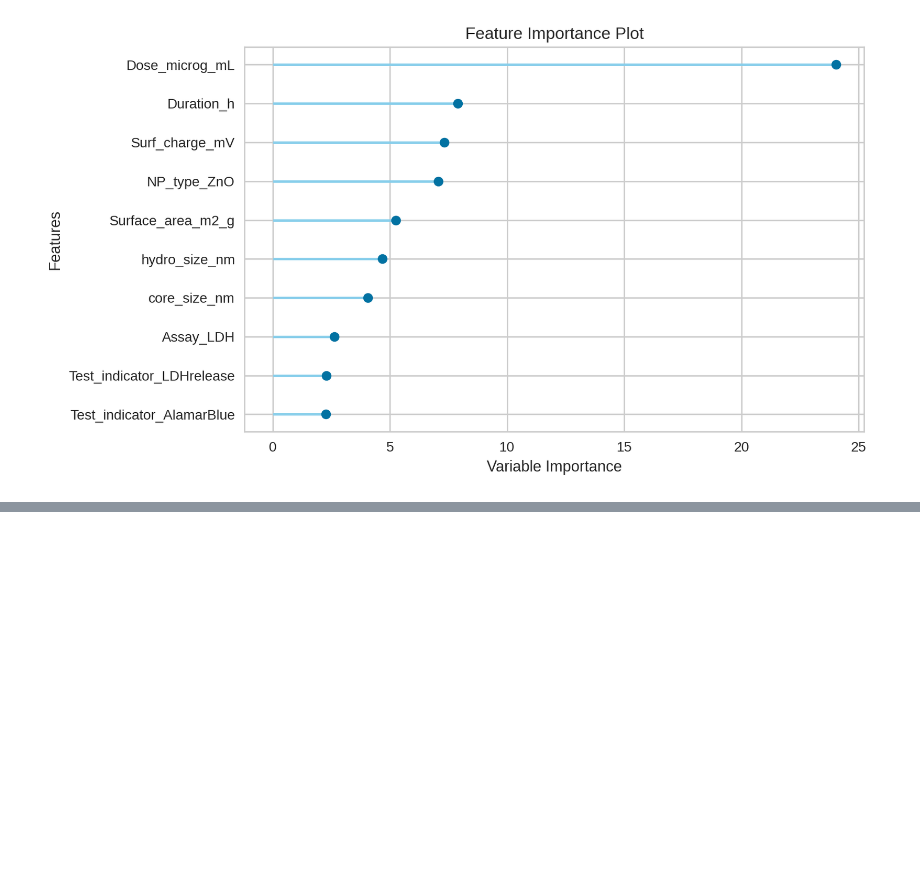
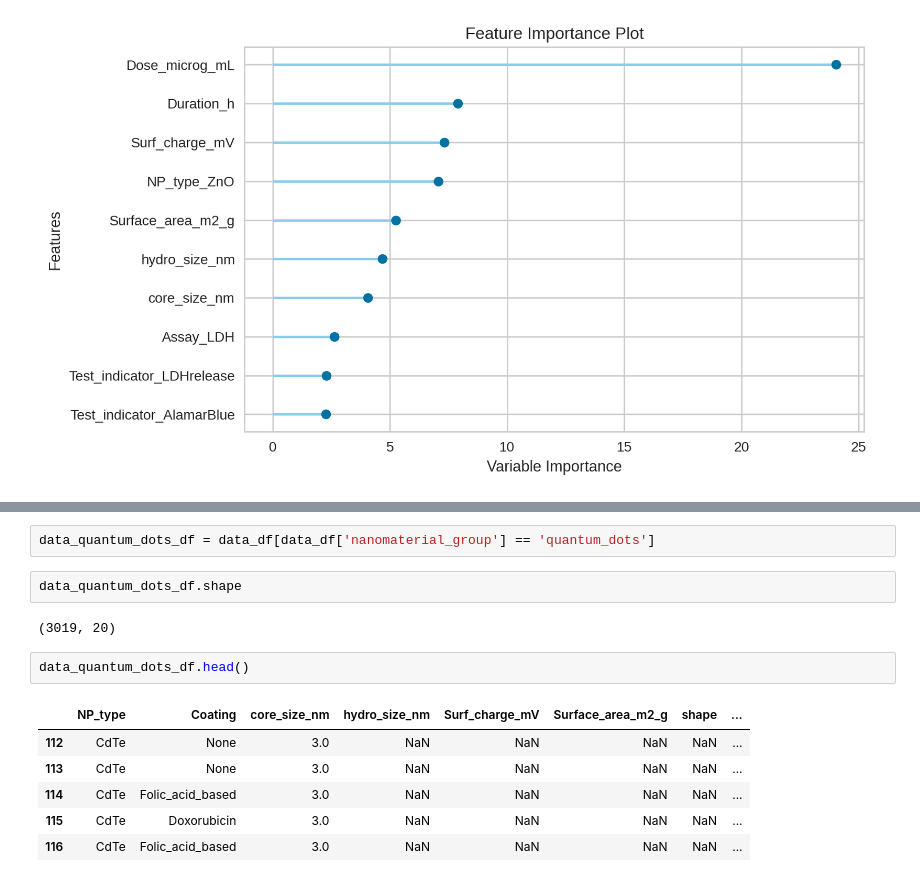
Before and after one commit to ammar257ammar/Nanosafety-ML-pycaret, a Jupyter notebook: analysis.ipynb, the cells around one changed output, grey strips where cells are left out. Saved outputs shown, nothing was run; the diff lists cells and outputs as text; blank space fills up the shorter version.

```diff
--- a/analysis.ipynb
+++ b/analysis.ipynb
@@ -1227,0 +1263,15 @@ plot_model(best_nanotube_mdl, plot = 'feature')
+# %%
+data_quantum_dots_df = data_df[data_df['nanomaterial_group'] == 'quantum_dots']
+# %%
+data_quantum_dots_df.shape
+# %% [output]
+(3019, 20)
+# %%
+data_quantum_dots_df.head()
+# %% [output]
+|  | NP_type | Coating | core_size_nm | hydro_size_nm | Surf_charge_mV | Surface_area_m2_g | shape | ... |
+| 112 | CdTe | None | 3.0 | NaN | NaN | NaN | NaN | ... |
+| 113 | CdTe | None | 3.0 | NaN | NaN | NaN | NaN | ... |
+| 114 | CdTe | Folic_acid_based | 3.0 | NaN | NaN | NaN | NaN | ... |
+| 115 | CdTe | Doxorubicin | 3.0 | NaN | NaN | NaN | NaN | ... |
+| 116 | CdTe | Folic_acid_based | 3.0 | NaN | NaN | NaN | NaN | ... |
```
Also changed, not shown: parts of 57 cells of this notebook.
